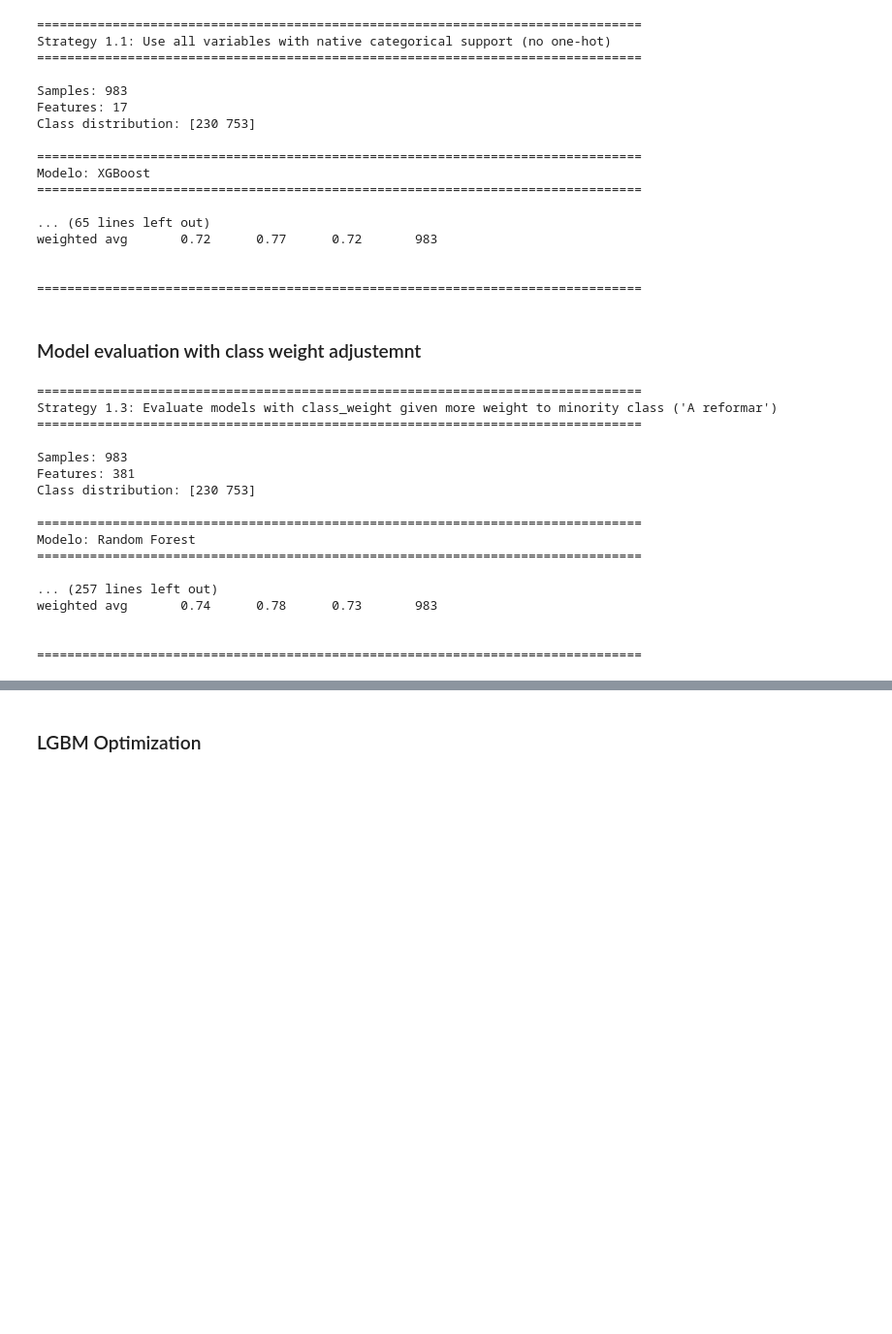
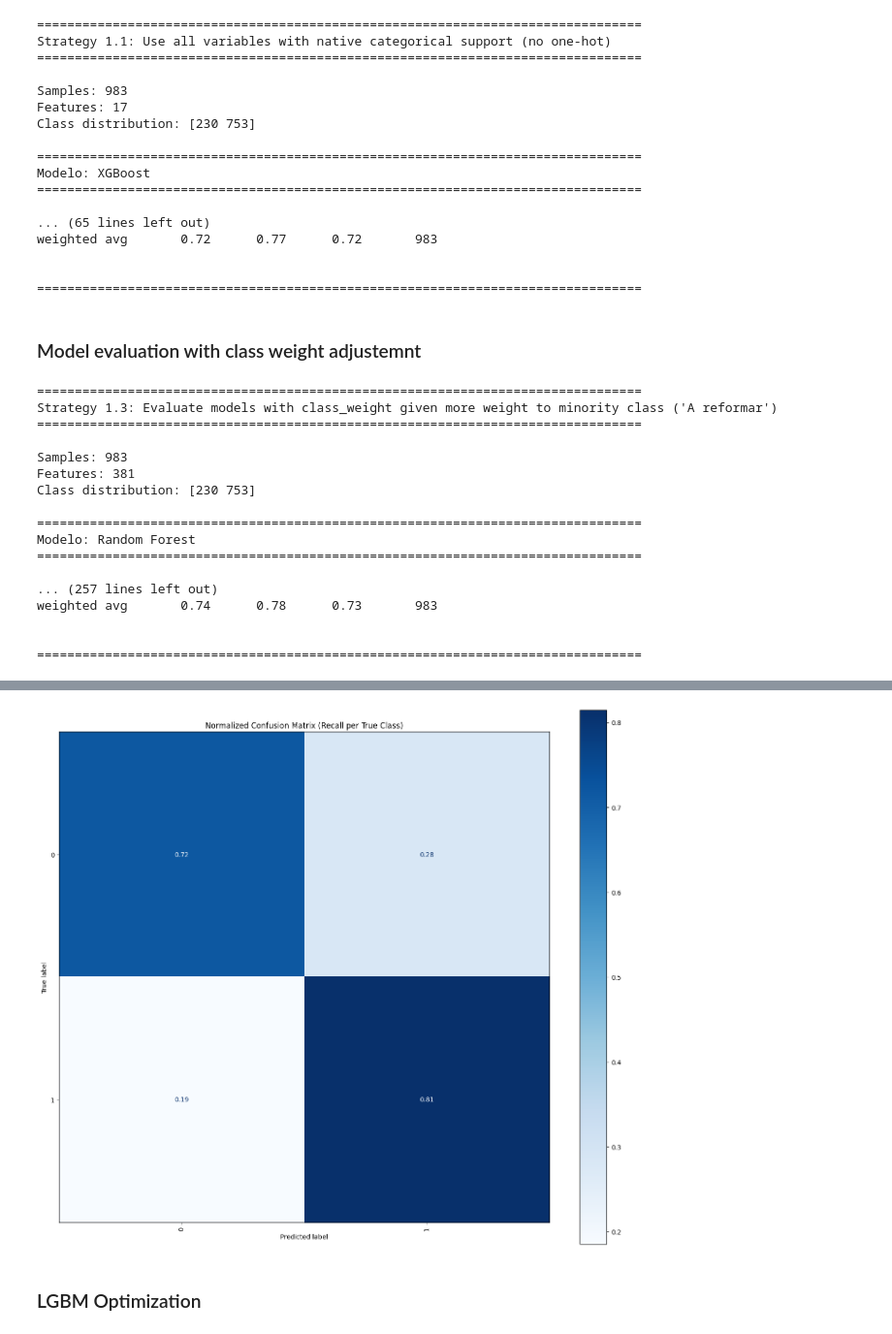
Before and after one commit to ikeiba/bilbao-housing-ml, a Jupyter notebook: classification/classification_condition.ipynb, the cells around one changed output, grey strips where cells are left out. Shown at 97% size. Saved outputs shown, nothing was run; the diff lists cells and outputs as text; code cells hidden in the pictures; blank space fills up the shorter version.

```diff
--- a/classification/classification_condition.ipynb
+++ b/classification/classification_condition.ipynb
@@ -389,0 +478,69 @@ weighted avg       0.74      0.78      0.73       983
+# %%
+
+# X_zone_unencoded_1 e y_zone_unencoded_1 son los que usaste en Optuna (983 muestras)
+# 1) One-hot encoding coherente con Optuna
+X_rf = pd.get_dummies(X_zone_unencoded_1, drop_first=True)
+y_rf = y_zone_unencoded_1  # <--- IMPORTANTÍSIMO: usar el mismo y que en Optuna
+
+# 2) Split sobre esos datos (983 muestras)
+X_train, X_test, y_train, y_test = train_test_split(
+    X_rf,
+    y_rf,
+    test_size=0.2,
+    stratify=y_rf,
+    random_state=42
+)
+
+# 3) Nombres de clases (puedes hacerlo a mano si ya sabes cuáles son)
+# Si y_rf son strings ('A reformar', 'Buen estado'):
+le_temp = LabelEncoder()
+le_temp.fit(y_rf)
+class_names = le_temp.classes_
+
+# Si y_rf son 0/1 y ya sabes el orden, también podrías hacer:
+# class_names = ['A reformar', 'Buen estado']
+
+print("Detected condition categories:")
+print(class_names)
+
+# 4) Recuperar los mejores hiperparámetros del ESTUDIO DE RANDOM FOREST
+best_params = study_rf.best_params.copy()   # asegúrate de que 'study' es el de RF_Optimization
+
+weight_ar = best_params.pop('weight_ar')
+
+best_params['random_state'] = 42
+best_params['class_weight'] = {0: weight_ar, 1: 1.0}  # si la minoritaria es la 1, pon {0: 1.0, 1: weight_ar}
+best_params['n_jobs'] = -1
+
+print("\nFinal RF params:")
+for k, v in best_params.items():
+    print(f"  {k}: {v}")
+
+# 5) Entrenar modelo final
+final_model = RandomForestClassifier(**best_params)
+final_model.fit(X_train, y_train)
+
+# 6) Predicción
+y_pred = final_model.predict(X_test)
+
+# 7) Classification report
+print("\n--- Detailed Classification Report ---")
+print(classification_report(y_test, y_pred, target_names=[str(c) for c in class_names]))
+
+# 8) Matriz de confusión normalizada
+print("\n--- Normalized Confusion Matrix ---")
+fig, ax = plt.subplots(figsize=(14, 12))
+ConfusionMatrixDisplay.from_predictions(
+    y_test,
+    y_pred,
+    ax=ax,
+    display_labels=class_names,
+    xticks_rotation='vertical',
+    cmap='Blues',
+    normalize='true',
+    values_format=".2f"
+)
+plt.title("Normalized Confusion Matrix (Recall per True Class)")
+plt.tight_layout()
+plt.show()
+# %% [output]
@@ -390,3 +564,4 @@ weighted avg       0.74      0.78      0.73       983
+[figure, added]
 # %% [markdown]
 ### LGBM Optimization
 # %%
```
Also changed, not shown: parts of 34 cells of this notebook.
